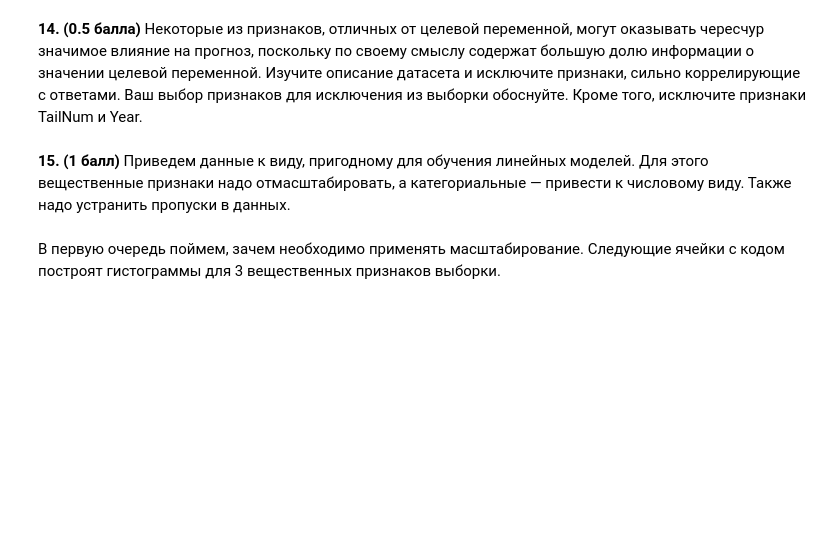
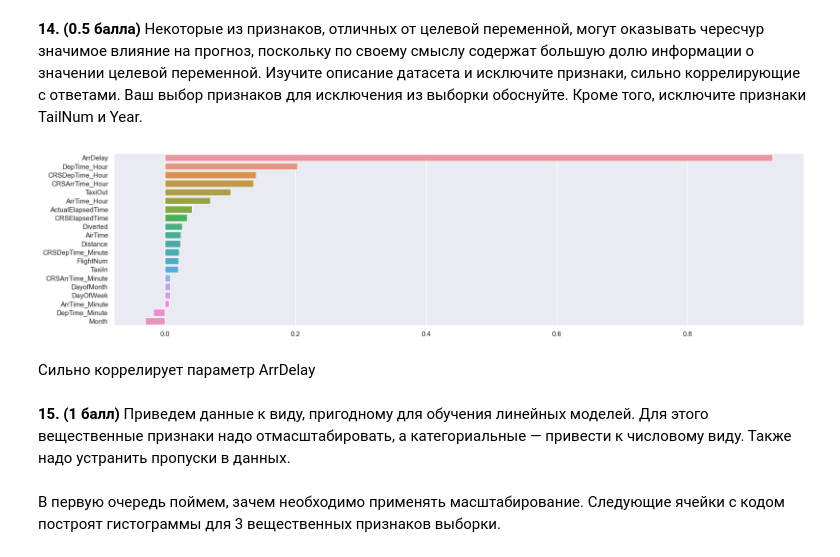
Before and after one commit to sergeiperel/MachineLearning2023, a Jupyter notebook: homework02/homework-practice-02-linregr/Домашнее задание 2 - предобработка признаков, pandas, линейная регрессия/homework-practice-02-linregr.ipynb, the cells around one changed output. Saved outputs shown, nothing was run; the diff lists cells and outputs as text; code cells hidden in the pictures; blank space fills up the shorter version.

```diff
--- a/homework02/homework-practice-02-linregr/Домашнее задание 2 - предобработка признаков, pandas, линейная регрессия/homework-practice-02-linregr.ipynb
+++ b/homework02/homework-practice-02-linregr/Домашнее задание 2 - предобработка признаков, pandas, линейная регрессия/homework-practice-02-linregr.ipynb
@@ -381,0 +413,8 @@ See the caveats in the documentation: https://pandas.pydata.org/pandas-docs/stab
+# %%
+index_list = list(data[(data["DepDelay"].isnull() == True) | (data["DepDelay"] == 0)].index)
+data_linreg = data.drop(index_list, axis = 0)
+data_linreg.drop(["CarrierDelay", "WeatherDelay", "NASDelay", "SecurityDelay", "LateAircraftDelay", "Cancelled",
+                "CancellationCode", "Year", "TailNum"], axis = 1, inplace = True)
+data_depdelay = data_linreg["DepDelay"]
+data_linreg.drop("DepDelay", axis = 1, inplace = True)
+data_linreg
@@ -393,0 +481,29 @@ See the caveats in the documentation: https://pandas.pydata.org/pandas-docs/stab
+# %%
+# Your code here
+import seaborn as sns
+sns.set(style="darkgrid")
+
+cor_data = data_linreg.copy().select_dtypes([np.number])
+features = cor_data.columns
+cor_data
+
+for i in features:
+    cor_data[i].fillna(cor_data[i].mean(), inplace = True)
+
+cor_data.isna().any()
+
+correlations = {
+    feature: np.corrcoef(cor_data[feature], data_depdelay)[0][1]
+    for feature in features
+}
+
+sorted_correlations = sorted(correlations.items(), key=lambda x: x[1], reverse=True)
+features_order = [x[0] for x in sorted_correlations]
+correlations = [x[1] for x in sorted_correlations]
+
+plot = sns.barplot(y=features_order, x=correlations)
+plot.figure.set_size_inches(20, 5)
+# %% [output]
+[figure, added]
+# %% [markdown]
+Сильно коррелирует параметр ArrDelay
```
Also changed, not shown: parts of 52 cells of this notebook.
